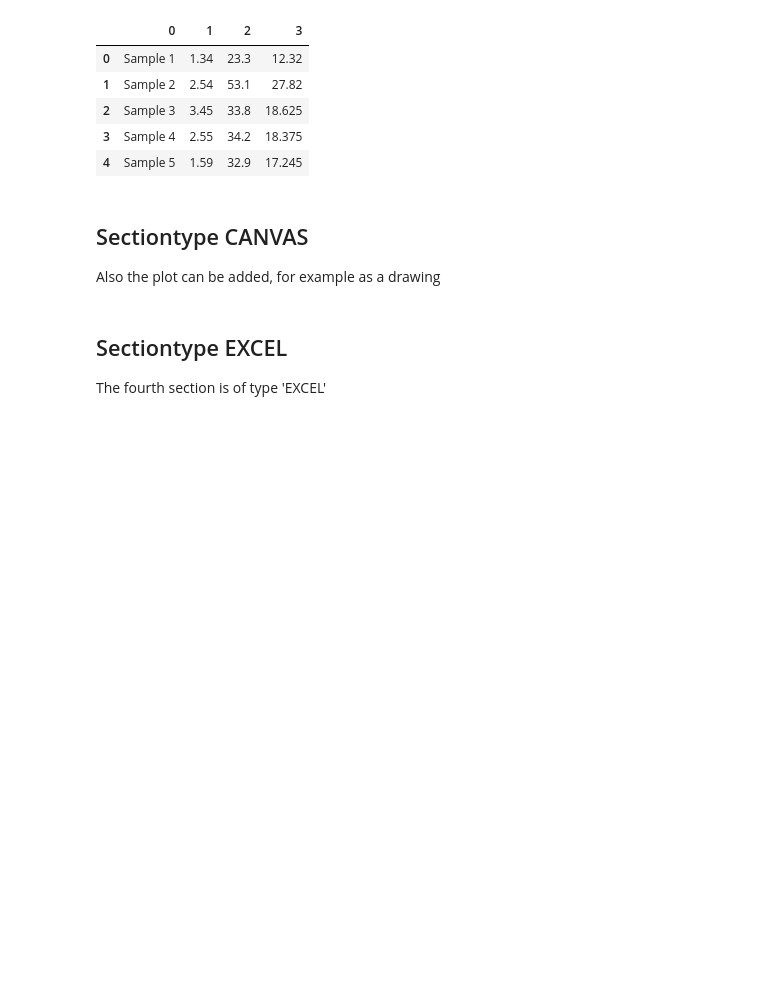
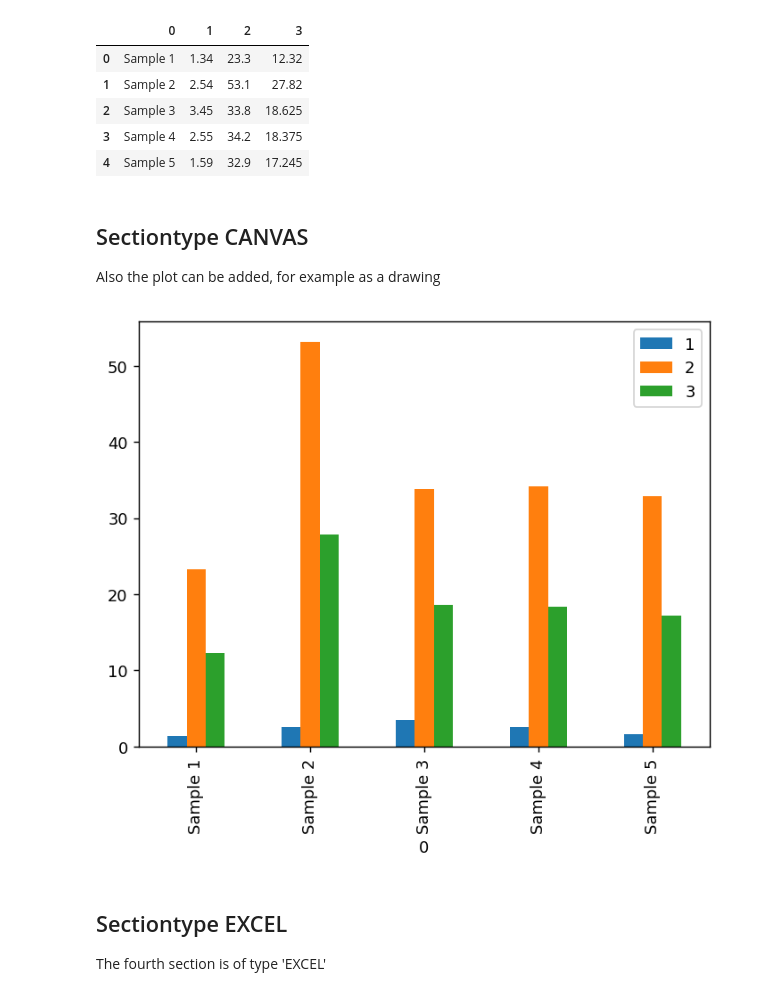
Before and after one commit to matthijsbrouwer/jupyter-elabjournal, a Jupyter notebook: Introduction.ipynb, the cells around one changed output. Saved outputs shown, nothing was run; the diff lists cells and outputs as text; code cells hidden in the pictures; blank space fills up the shorter version.

```diff
--- a/Introduction.ipynb
+++ b/Introduction.ipynb
@@ -150,8 +150,10 @@ Also the plot can be added, for example as a drawing
 # %%
 section3.set(section2_plot.get_figure())
 section3_image = section3.get()
-#display(section3_image)
+display(section3_image)
 section3.set(section3_image)
+# %% [output]
+[figure, added]
 # %% [markdown]
 ## Sectiontype EXCEL
 The fourth section is of type 'EXCEL'
```
